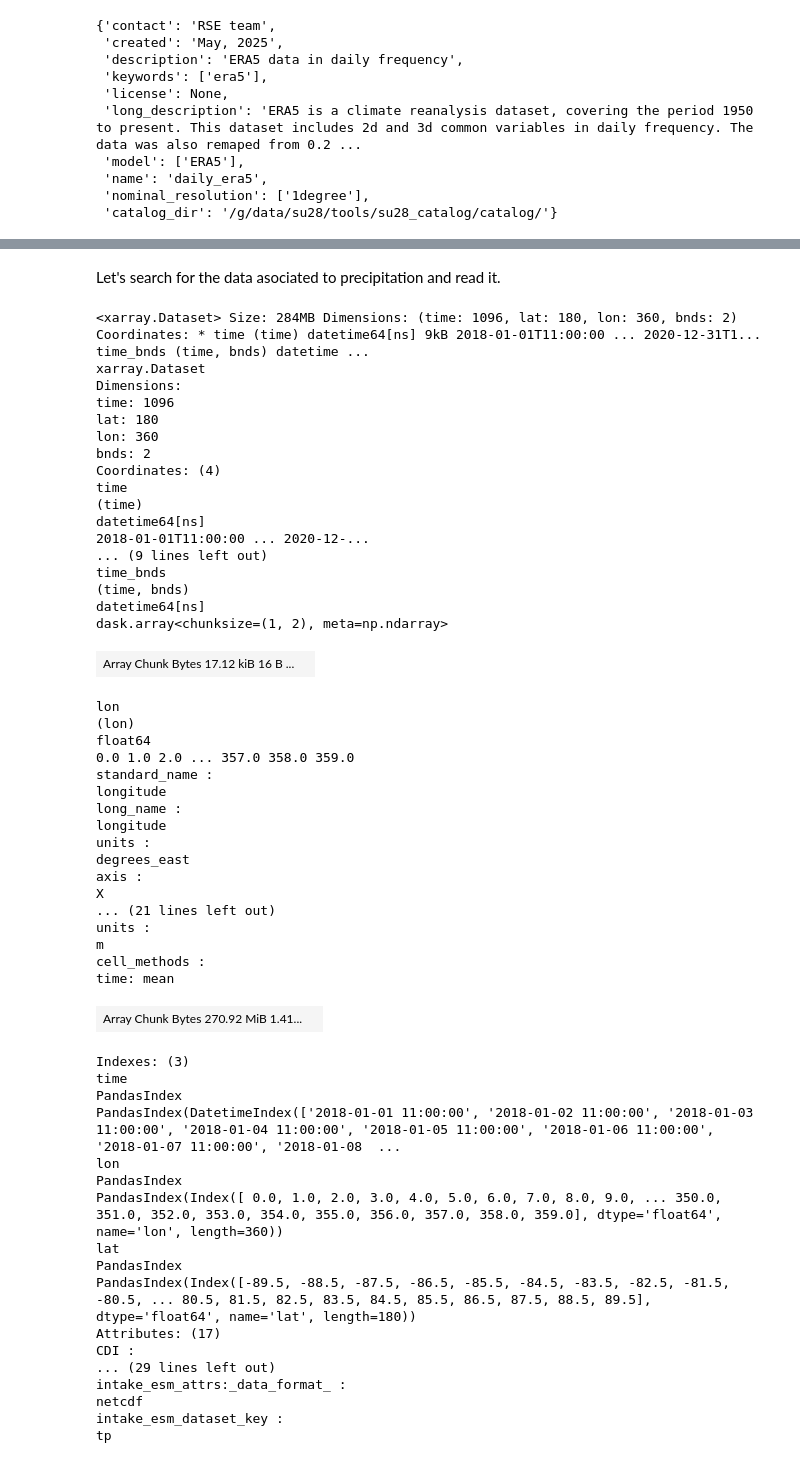
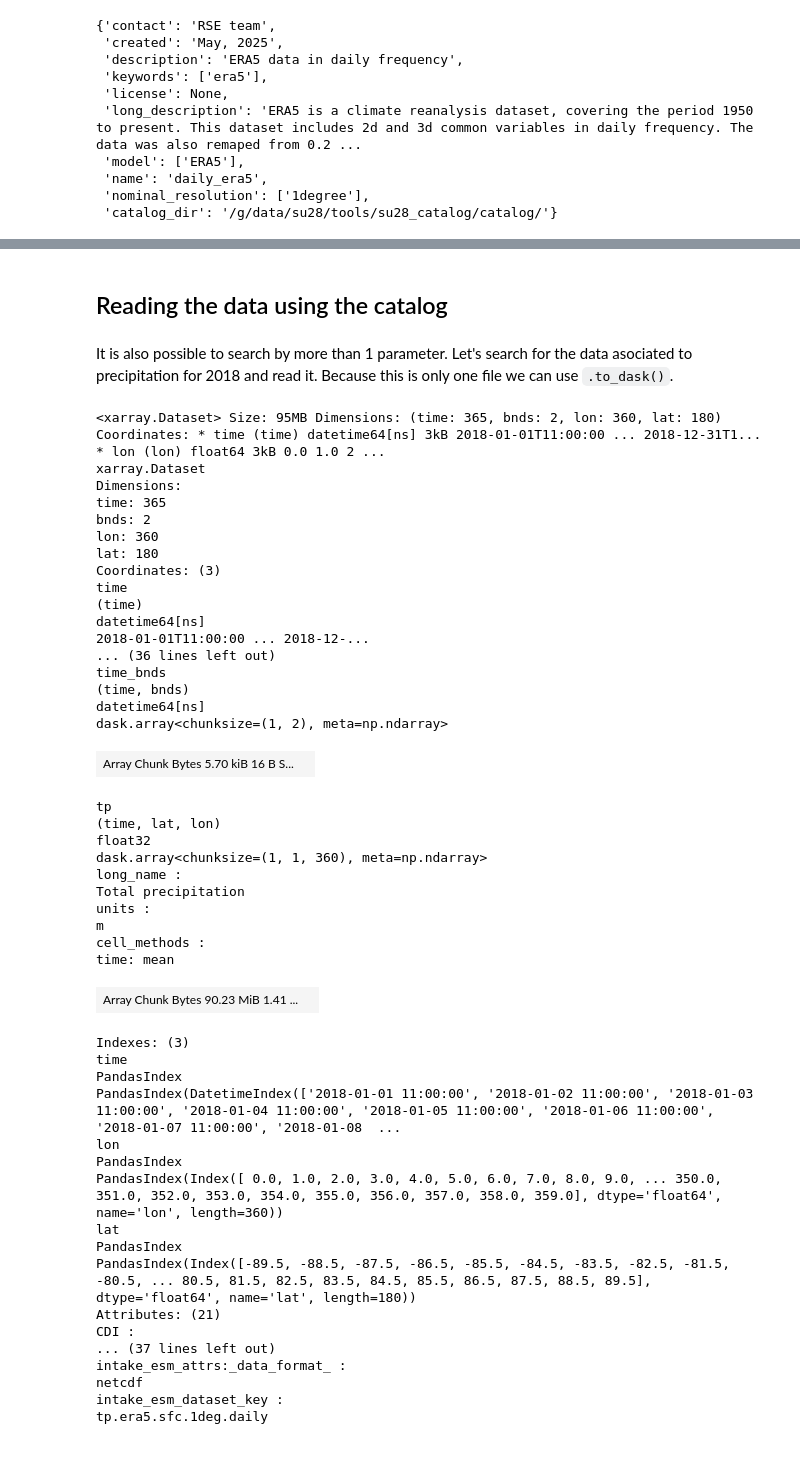
Before and after one commit to 21centuryweather/su28_catalog, a Jupyter notebook: docs/how_to_catalog.ipynb, the cells around one changed output, grey strips where cells are left out. Cells and saved outputs as stored; diff of their text form; code cells hidden in the pictures.

```diff
--- a/docs/how_to_catalog.ipynb
+++ b/docs/how_to_catalog.ipynb
@@ -68,46 +101,41 @@ daily_era5 catalog with 1 dataset(s) from 10 asset(s):
 | derived_name_in_file | 0 |
+# %% [markdown]
+## Reading the data using the catalog
 # %% [markdown]
-Let's search for the data asociated to precipitation and read it.
+It is also possible to search by more than 1 parameter. Let's search for the data asociated to precipitation for 2018 and read it. Because this is only one file we can use `.to_dask()`.
 # %%
-data_tp = daily_era5.search(variable = "tp", year = [2018, 2019, 2020]).to_dask()
+data_tp = daily_era5.search(variable = "tp", year = 2018).to_dask()
 data_tp
 # %% [output]
-<xarray.Dataset> Size: 284MB Dimensions: (time: 1096, lat: 180, lon: 360, bnds: 2) Coordinates: * time (time) datetime64[ns] 9kB 2018-01-01T11:00:00 ... 2020-12-31T1... time_bnds (time, bnds) datetime ...
+<xarray.Dataset> Size: 95MB Dimensions: (time: 365, bnds: 2, lon: 360, lat: 180) Coordinates: * time (time) datetime64[ns] 3kB 2018-01-01T11:00:00 ... 2018-12-31T1... * lon (lon) float64 3kB 0.0 1.0 2 ...
 xarray.Dataset
 Dimensions:
-time: 1096
+time: 365
+bnds: 2
+lon: 360
 lat: 180
-lon: 360
-bnds: 2
-Coordinates: (4)
+Coordinates: (3)
 time
 (time)
 datetime64[ns]
-2018-01-01T11:00:00 ... 2020-12-...
-... (9 lines left out)
+2018-01-01T11:00:00 ... 2018-12-...
+... (36 lines left out)
 time_bnds
 (time, bnds)
 datetime64[ns]
 dask.array<chunksize=(1, 2), meta=np.ndarray>
-| Array Chunk Bytes 17.12 kiB 16 B ... |  |
+| Array Chunk Bytes 5.70 kiB 16 B S... |  |
-lon
-(lon)
-float64
-0.0 1.0 2.0 ... 357.0 358.0 359.0
-standard_name :
-longitude
+tp
+(time, lat, lon)
+float32
+dask.array<chunksize=(1, 1, 360), meta=np.ndarray>
 long_name :
-longitude
-units :
-degrees_east
-axis :
-X
-... (21 lines left out)
+Total precipitation
 units :
 m
 cell_methods :
 time: mean
-| Array Chunk Bytes 270.92 MiB 1.41... |  |
+| Array Chunk Bytes 90.23 MiB 1.41 ... |  |
 Indexes: (3)
 time
 PandasIndex
@@ -118,13 +146,13 @@ PandasIndex(Index([ 0.0, 1.0, 2.0, 3.0, 4.0, 5.0, 6.0, 7.0, 8.0, 9.0, ... 350.0,
 lat
 PandasIndex
 PandasIndex(Index([-89.5, -88.5, -87.5, -86.5, -85.5, -84.5, -83.5, -82.5, -81.5, -80.5, ... 80.5, 81.5, 82.5, 83.5, 84.5, 85.5, 86.5, 87.5, 88.5, 89.5], dtype='float64', name='lat', length=180))
-Attributes: (17)
+Attributes: (21)
 CDI :
-... (29 lines left out)
+... (37 lines left out)
 intake_esm_attrs:_data_format_ :
 netcdf
 intake_esm_dataset_key :
-tp
+tp.era5.sfc.1deg.daily
 # %%
 data_tp.tp.isel(time = 0).plot()
 # %% [output]
```
Also changed, not shown: parts of 15 cells of this notebook.
